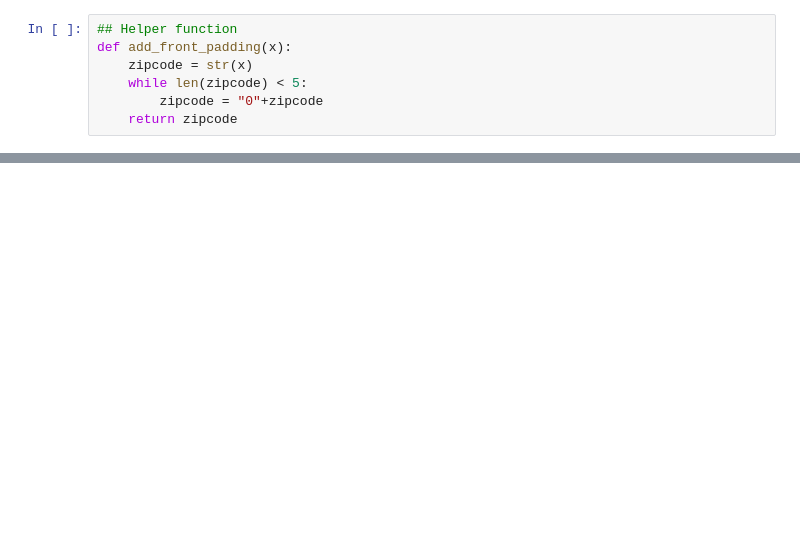
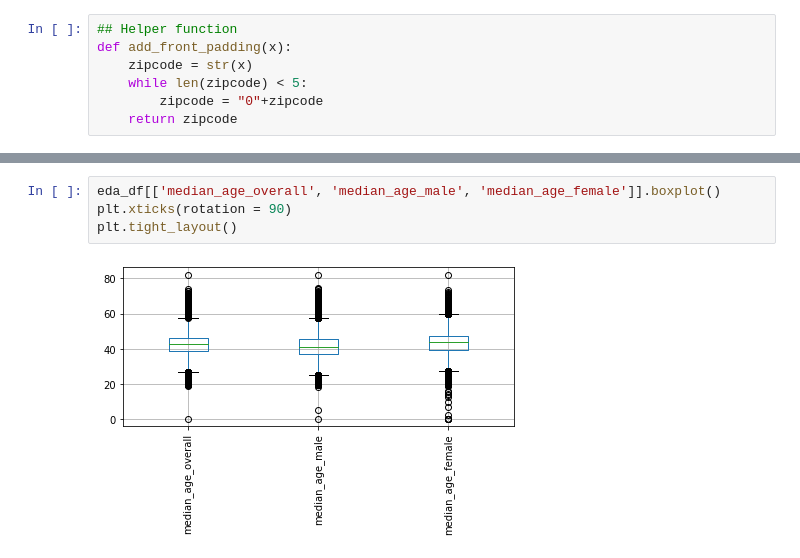
Before and after one commit to jcweaver/broadband-capstone, a Jupyter notebook: notebooks/Sarah_EDA.ipynb, the cells around one changed output, grey strips where cells are left out. Drawn from its saved outputs; the diff is of its cells as text; blank space fills up the shorter version.

```diff
--- a/notebooks/Sarah_EDA.ipynb
+++ b/notebooks/Sarah_EDA.ipynb
@@ -16,0 +136,6 @@ FileNotFoundError: [Errno 2] File b'../data/weighted_merged_all.csv' does not ex
+# %%
+eda_df[['median_age_overall', 'median_age_male', 'median_age_female']].boxplot()
+plt.xticks(rotation = 90)
+plt.tight_layout()
+# %% [output]
+[figure, added]
```
Also changed, not shown: parts of 13 cells of this notebook.
